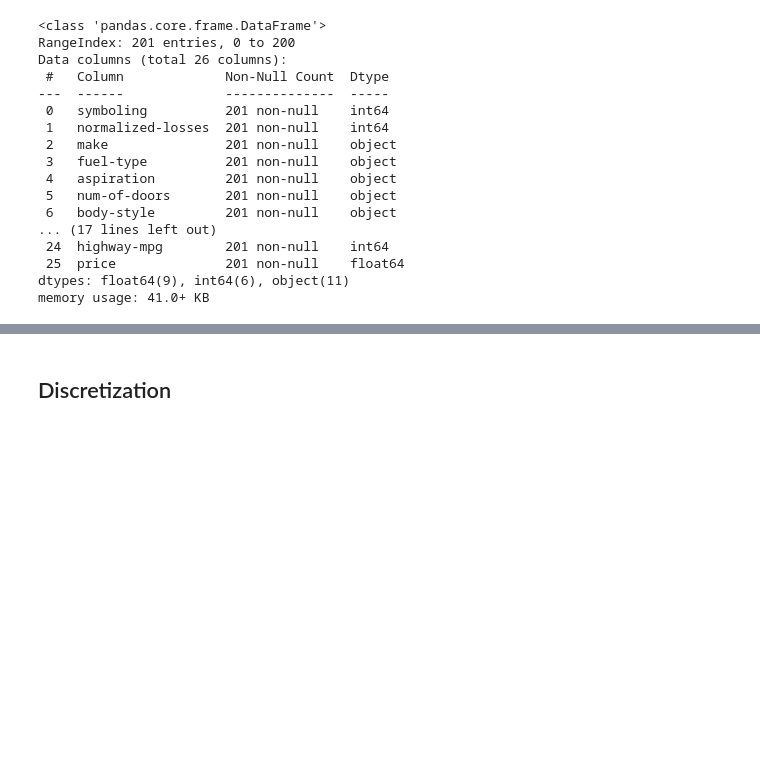
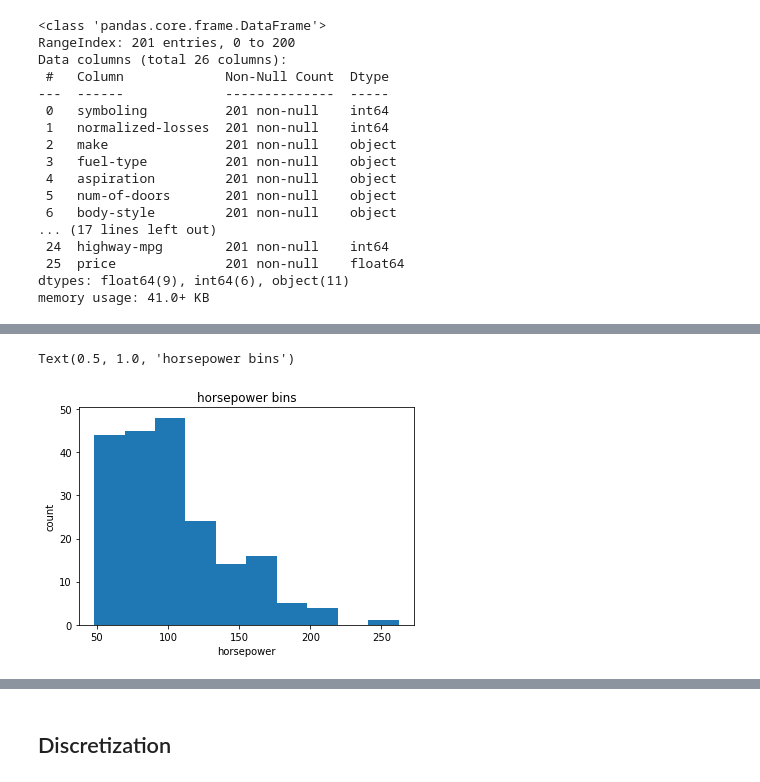
Before and after one commit to nafisa-samia/Automobile-Price-Prediction-using-Linear-Regression, a Jupyter notebook: Automobile_price_prediction_using_regression.ipynb, the cells around one changed output, grey strips where cells are left out. Cells and saved outputs as stored; diff of their text form; code cells hidden in the pictures; blank space fills up the shorter version.

```diff
--- a/Automobile_price_prediction_using_regression.ipynb
+++ b/Automobile_price_prediction_using_regression.ipynb
@@ -257,0 +276,8 @@ df.describe()
+# %%
+# replace (original value) by (original value)/(maximum value) -> Simple Feature Scaling
+df['length'] = df['length']/df['length'].max()
+df['width'] = df['width']/df['width'].max()
+df['height'] = df['height']/df['height'].max()
+
+# show the scaled columns
+df[["length","width","height"]].head()
@@ -257,0 +303,11 @@ df.describe()
+# %%
+df["horsepower"]=df["horsepower"].astype(int, copy=True)
+plt.hist(df["horsepower"])
+
+# set x/y labels and plot title
+plt.xlabel("horsepower")
+plt.ylabel("count")
+plt.title("horsepower bins")
+# %% [output]
+Text(0.5, 1.0, 'horsepower bins')
+[figure, added]
```
Also changed, not shown: parts of 31 cells of this notebook.
